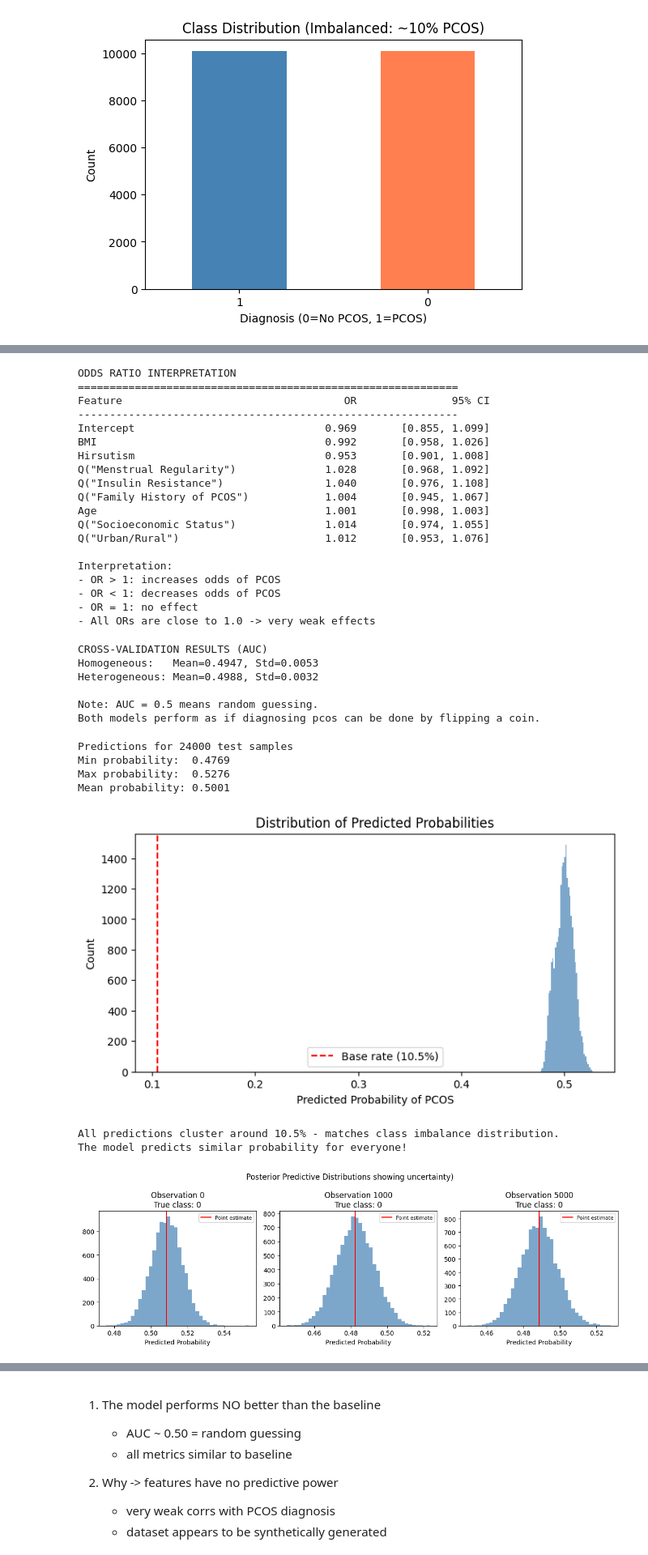
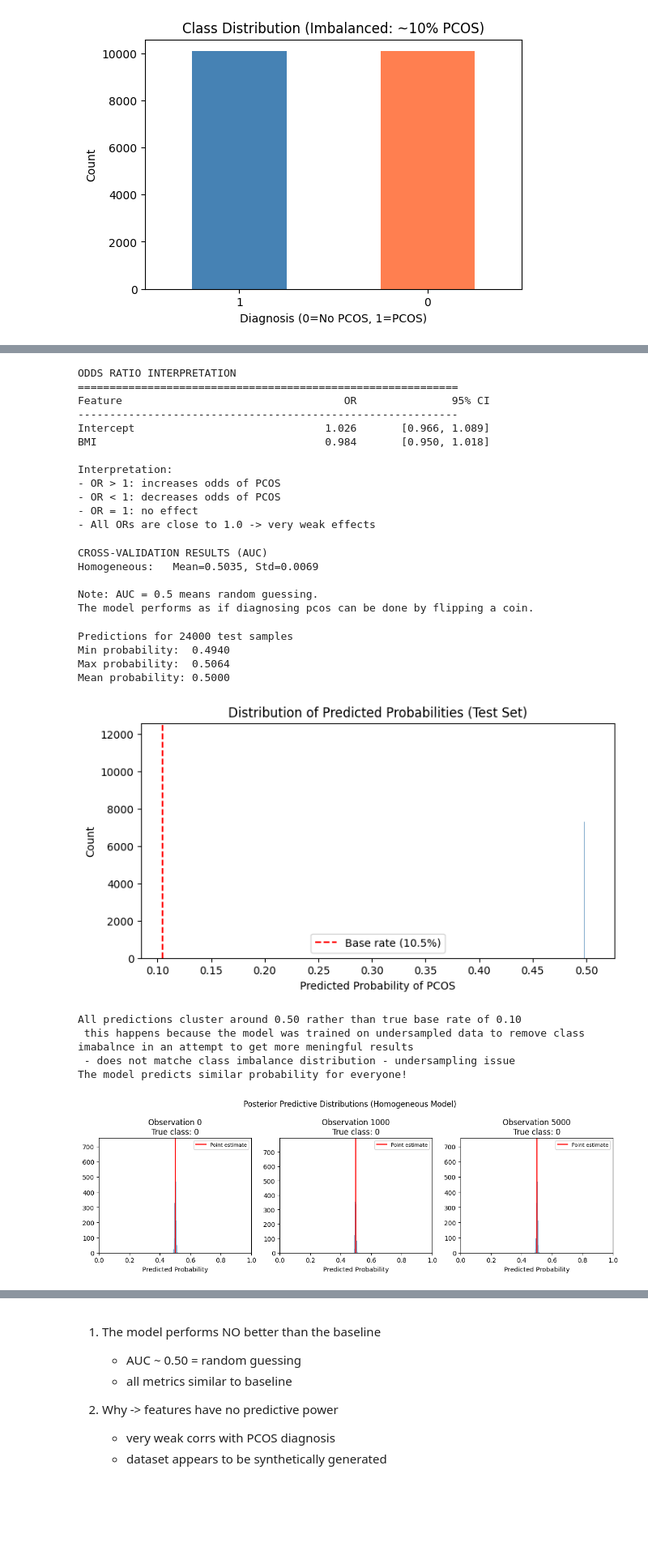
Before and after one commit to marfakozeletsUvA/sem3_projects, a Jupyter notebook: summative4/sem3_topic4_logreg_summative.ipynb, the cells around one changed output, grey strips where cells are left out. Shown: that part at 81% size. Cells and saved outputs as stored; diff of their text form; code cells hidden in the pictures; blank space fills up the shorter version.

```diff
--- a/summative4/sem3_topic4_logreg_summative.ipynb
+++ b/summative4/sem3_topic4_logreg_summative.ipynb
@@ -359,11 +347,11 @@ Winner: Homogeneous model (lower AIC)
 Interpretation: Adding more predictors didn't help much.
 The features don't have strong predictive power for PCOS.
 # %%
-# Simulate coefficient distributions
+#simulate coefficient distributions - bootstrap approach
 np.random.seed(10)
 
-coefficients = model_heterogeneous.params
-cov_matrix = model_heterogeneous.cov_params()
+coefficients = model_homogeneous.params
+cov_matrix = model_homogeneous.cov_params()
 
 # Draw 10,000 samples from multivariate normal
 simulated_coefs = np.random.multivariate_normal(coefficients, cov_matrix, size=10000)
@@ -414,7 +395,7 @@ Q("Urban/Rural")               [-0.0473,  0.0736]  Includes 0: Yes
 # %%
 # Convert log-odds to odds ratios
-odds_ratios = np.exp(model_heterogeneous.params)
-conf_int = model_heterogeneous.conf_int()
+odds_ratios = np.exp(model_homogeneous.params)
+conf_int = model_homogeneous.conf_int()
 or_low = np.exp(conf_int[0])
 or_high = np.exp(conf_int[1])
 
@@ -439,15 +420,8 @@ ODDS RATIO INTERPRETATION
 ============================================================
 Feature                                   OR               95% CI
 ------------------------------------------------------------
-Intercept                              0.969       [0.855, 1.099]
-BMI                                    0.992       [0.958, 1.026]
-Hirsutism                              0.953       [0.901, 1.008]
-Q("Menstrual Regularity")              1.028       [0.968, 1.092]
-Q("Insulin Resistance")                1.040       [0.976, 1.108]
-Q("Family History of PCOS")            1.004       [0.945, 1.067]
-Age                                    1.001       [0.998, 1.003]
-Q("Socioeconomic Status")              1.014       [0.974, 1.055]
-Q("Urban/Rural")                       1.012       [0.953, 1.076]
+Intercept                              1.026       [0.966, 1.089]
+BMI                                    0.984       [0.950, 1.018]
 
 Interpretation:
 - OR > 1: increases odds of PCOS
@@ -462,26 +436,24 @@ cv = StratifiedKFold(n_splits=5, shuffle=True, random_state=10)
 model_homo = LogisticRegression(random_state=10, max_iter=1000)
 scores_homo = cross_val_score(model_homo, X_train_balanced[['BMI']], y_train_balanced, cv=cv, scoring='roc_auc')
 
-# Heterogeneous model
-model_hetero = LogisticRegression(random_state=10, max_iter=1000)
-scores_hetero = cross_val_score(model_hetero, X_train_balanced[features], y_train_balanced, cv=cv, scoring='roc_auc')
+# Heterogeneous model is not included since AIC homo showcased better result
+# model_hetero = LogisticRegression(random_state=10, max_iter=1000)
+# scores_hetero = cross_val_score(model_hetero, X_train_balanced[features], y_train_balanced, cv=cv, scoring='roc_auc')
 
 print("CROSS-VALIDATION RESULTS (AUC)")
 print(f"Homogeneous:   Mean={scores_homo.mean():.4f}, Std={scores_homo.std():.4f}")
-print(f"Heterogeneous: Mean={scores_hetero.mean():.4f}, Std={scores_hetero.std():.4f}")
 print()
 print("Note: AUC = 0.5 means random guessing.")
-print("Both models perform as if diagnosing pcos can be done by flipping a coin.")
+print("The model performs as if diagnosing pcos can be done by flipping a coin.")
 # %% [output]
 CROSS-VALIDATION RESULTS (AUC)
-Homogeneous:   Mean=0.4947, Std=0.0053
-Heterogeneous: Mean=0.4988, Std=0.0032
+Homogeneous:   Mean=0.5035, Std=0.0069
 
 Note: AUC = 0.5 means random guessing.
-Both models perform as if diagnosing pcos can be done by flipping a coin.
+The model performs as if diagnosing pcos can be done by flipping a coin.
 # %%
 # Get predicted probabilities on test set
-y_pred_proba = model_heterogeneous.predict(X_test)
+y_pred_proba = model_homogeneous.predict(X_test)
 
 print(f"Predictions for {len(y_pred_proba)} test samples")
 print(f"Min probability:  {y_pred_proba.min():.4f}")
@@ -489,53 +461,59 @@ print(f"Max probability:  {y_pred_proba.max():.4f}")
 print(f"Mean probability: {y_pred_proba.mean():.4f}")
 # %% [output]
 Predictions for 24000 test samples
-Min probability:  0.4769
-Max probability:  0.5276
-Mean probability: 0.5001
+Min probability:  0.4940
+Max probability:  0.5064
+Mean probability: 0.5000
 # %%
 # Plot predicted probability distribution
 plt.figure(figsize=(8, 4))
 plt.hist(y_pred_proba, bins=40, color='steelblue', alpha=0.7)
-plt.axvline(y_train.mean(), color='red', linestyle='--', label=f'Base rate ({y_train.mean():.1%})')
+plt.axvline(y_test.mean(), color='red', linestyle='--', label=f'Base rate ({y_test.mean():.1%})')
 plt.xlabel('Predicted Probability of PCOS')
 plt.ylabel('Count')
-plt.title('Distribution of Predicted Probabilities')
+plt.title('Distribution of Predicted Probabilities (Test Set)')
 plt.legend()
 plt.show()
 
-print("All predictions cluster around 10.5% - matches class imbalance distribution.")
+print("All predictions cluster around 0.50 rather than true base rate of 0.10"
+"\n this happens because the model was trained on undersampled data to remove class imabalnce in an attempt to get more meningful results"
+"\n - does not matche class imbalance distribution - undersampling issue")
 print("The model predicts similar probability for everyone!")
 # %% [output]
-[figure, old version]
+[figure, new version]
-All predictions cluster around 10.5% - matches class imbalance distribution.
+All predictions cluster around 0.50 rather than true base rate of 0.10
+ this happens because the model was trained on undersampled data to remove class imabalnce in an attempt to get more meningful results
+ - does not matche class imbalance distribution - undersampling issue
 The model predicts similar probability for everyone!
 # %%
 # Pick 3 observations to show uncertainty
 obs_indices = [0, 1000, 5000]
 
 fig, axes = plt.subplots(1, 3, figsize=(12, 4))
 
 for i, idx in enumerate(obs_indices):
-    # Get the observation
-    obs = X_test[features].iloc[idx:idx+1]
+    # Get the observation - ONLY BMI (matching homogeneous model)
+    obs = X_test[['BMI']].iloc[idx:idx+1]
     obs_with_const = sm.add_constant(obs, has_constant='add')
 
     # Calculate probability for each simulated coefficient set
+    # simulated_coefs is (10000, 2), obs_with_const.T is (2, 1) ✓
     linear_pred = simulated_coefs @ obs_with_const.T.values
     prob_samples = 1 / (1 + np.exp(-linear_pred.flatten()))
 
     # Plot
     axes[i].hist(prob_samples, bins=40, color='steelblue', alpha=0.7)
     axes[i].axvline(y_pred_proba[idx], color='red', linestyle='-', label='Point estimate')
     axes[i].set_title(f'Observation {idx}\nTrue class: {y_test.iloc[idx]}')
     axes[i].set_xlabel('Predicted Probability')
+    axes[i].set_xlim(0, 1)
     axes[i].legend(fontsize=8)
 
-plt.suptitle('Posterior Predictive Distributions showing uncertainty)')
+plt.suptitle('Posterior Predictive Distributions (Homogeneous Model)')
 plt.tight_layout()
 plt.show()
 # %% [output]
-[figure, old version]
+[figure, new version]
 # %%
 # Convert probabilities to class predictions (threshold = 0.5)
 y_pred_class = (y_pred_proba >= 0.5).astype(int)
```
Also changed, not shown: parts of 19 cells of this notebook, 13 other files.
